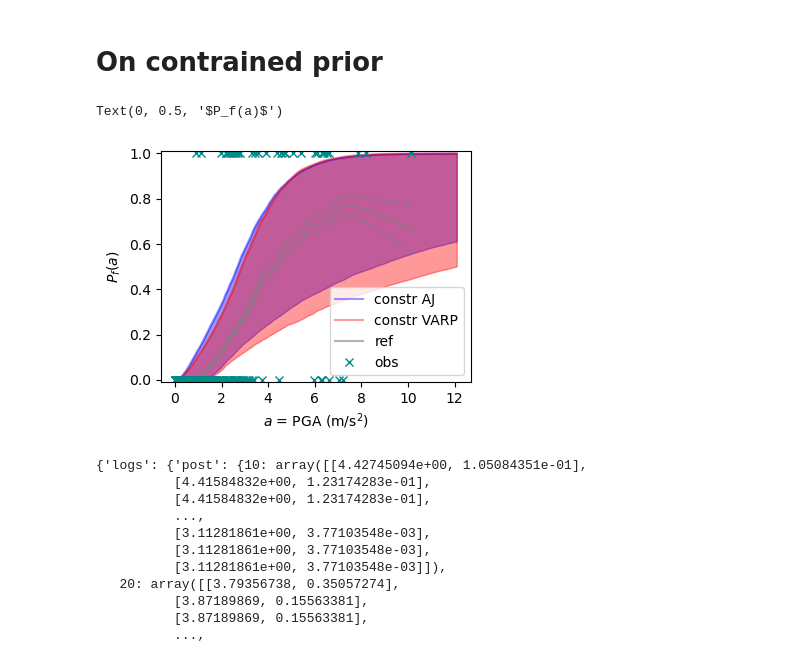
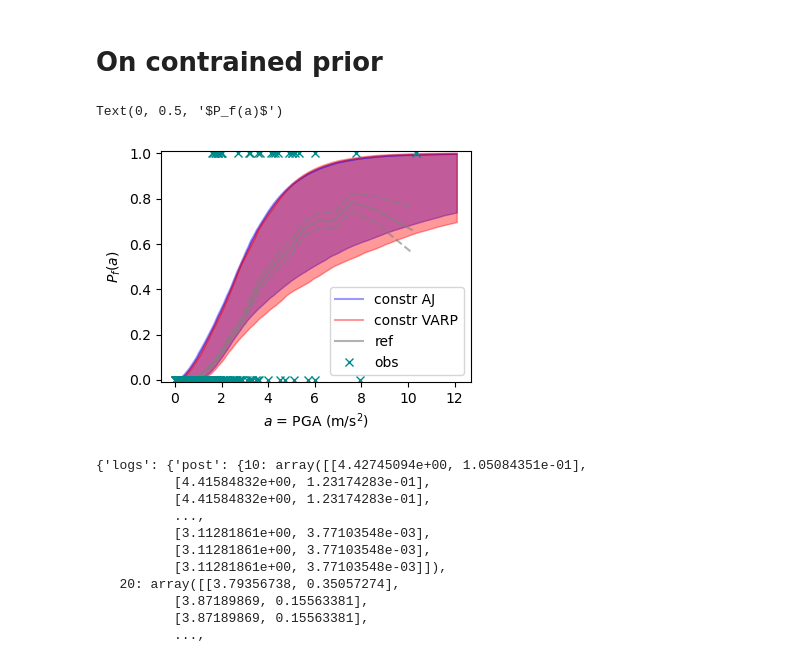
Before and after one commit to vbkantoine/Computo_VA-RP, a Jupyter notebook: frag_est_ASG.ipynb, the cells around one changed output. Cells and saved outputs as stored; diff of their text form; code cells hidden in the pictures.

```diff
--- a/frag_est_ASG.ipynb
+++ b/frag_est_ASG.ipynb
@@ -261,45 +294,45 @@ num_clust = 25
 ref._compute_empirical_curves(num_clust)
 ref._compute_MC_data_tab()
 
-numb_file= 35
+numb_file= 38 # 35
 N =80
 
-file_VARP = os.path.join(base_dir, r'SUR_alpha_impact/run_AJ/model_noSUR_VARP_adpt_{}'.format(numb_file))
+file_VARP = os.path.join(base_dir, r'SUR_alpha_impact/run_AJ/2model_noSUR_VARP_adpt_{}'.format(numb_file))
 file_J = os.path.join(base_dir, r'SUR_alpha_impact/run_AJ/model_noSUR_J_adpt_{}'.format(numb_file))
 
 
 def compute_frags_cred(theta) :
     curves = 1/2 + 1/2*spc.erf( (np.log(data.a_tab)[None] - np.log(theta[:,None,0]))/theta[:,None,1] )
     q1 = np.quantile(curves, 1-0.05/2, axis=0)
     q2 = np.quantile(curves, 0.05/2, axis=0)
     return q1,q2
 
 model_J = pickle.load(open(file_J, 'rb'))
 model_VARP = pickle.load(open(file_VARP, 'rb'))
 
 fig = plt.figure(figsize=(4,3))
 ax = fig.add_subplot()
-q1,q2 = compute_frags_cred(model_J['logs']['post'][50])
+q1,q2 = compute_frags_cred(model_J['logs']['post'][N])
 ax.fill_between(data.a_tab, q1, q2, color='blue', alpha=0.4)
 ax.plot(data.a_tab, q1, color='blue', alpha=0.4, label='constr AJ')
 
-q1,q2 = compute_frags_cred(model_VARP['logs']['post'][50])
+q1,q2 = compute_frags_cred(model_VARP['logs']['post'][N])
 ax.fill_between(data.a_tab, q1, q2, color='red', alpha=0.4)
 ax.plot(data.a_tab, q1, color='red', alpha=0.4, label='constr VARP')
 
 ax.plot(ref.a_tab_MC, ref.curve_MC, color='grey', alpha=0.6, label='ref')
 ax.plot(ref.a_tab_MC, ref.curve_MC-ref.curve_MC_var, '--', color='grey', alpha=0.6)
 ax.plot(ref.a_tab_MC, ref.curve_MC+ref.curve_MC_var, '--', color='grey', alpha=0.6)
 
 ax.plot(model_J['A'], model_J['S'], 'x', color='darkcyan', label='obs')
 
 ax.legend()
 ax.set_ylim(-0.01, 1.01)
 ax.set_xlabel(r'$a$ = PGA (m/s$^2$)')
 ax.set_ylabel(r'$P_f(a)$')
 # %% [output]
 Text(0, 0.5, '$P_f(a)$')
-[figure, old version]
+[figure, new version]
 # %%
 model_J
 # %% [output]
```
Also changed, not shown: parts of 7 cells of this notebook, 15 other files.
